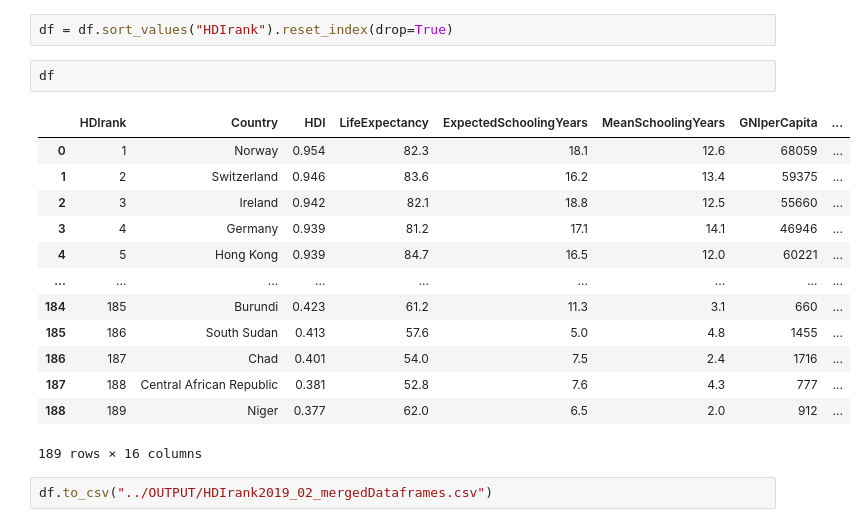
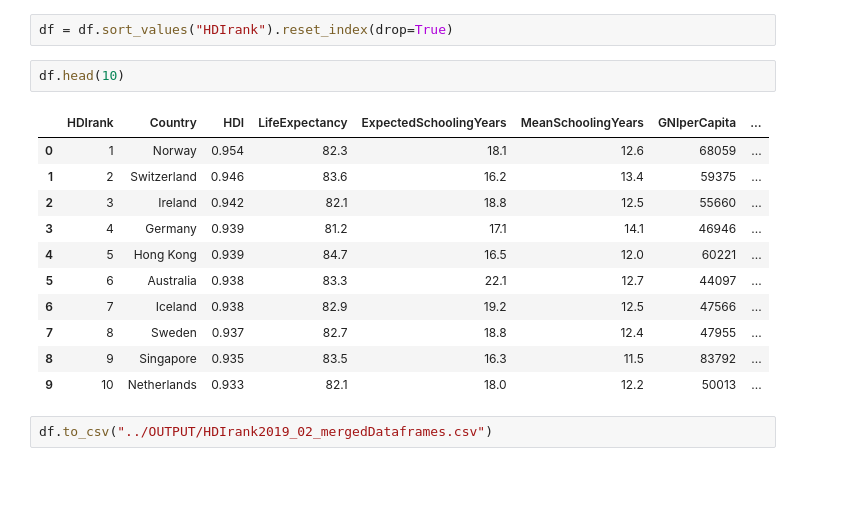
Before and after one commit to MdeMaic/WebScrapingAPI_Project, a Jupyter notebook: SRC/MergeDataFrames.ipynb, the cells around one changed output. Drawn from its saved outputs; the diff is of its cells as text; blank space fills up the shorter version.

```diff
--- a/SRC/MergeDataFrames.ipynb
+++ b/SRC/MergeDataFrames.ipynb
@@ -144,21 +144,19 @@ df.groupby(['Category']).agg({'region':'value_counts'
 # %%
 df = df.sort_values("HDIrank").reset_index(drop=True)
 # %%
-df
+df.head(10)
 # %% [output]
 |  | HDIrank | Country | HDI | LifeExpectancy | ExpectedSchoolingYears | MeanSchoolingYears | GNIperCapita | ... |
 | 0 | 1 | Norway | 0.954 | 82.3 | 18.1 | 12.6 | 68059 | ... |
 | 1 | 2 | Switzerland | 0.946 | 83.6 | 16.2 | 13.4 | 59375 | ... |
 | 2 | 3 | Ireland | 0.942 | 82.1 | 18.8 | 12.5 | 55660 | ... |
 | 3 | 4 | Germany | 0.939 | 81.2 | 17.1 | 14.1 | 46946 | ... |
 | 4 | 5 | Hong Kong | 0.939 | 84.7 | 16.5 | 12.0 | 60221 | ... |
-| ... | ... | ... | ... | ... | ... | ... | ... | ... |
-| 184 | 185 | Burundi | 0.423 | 61.2 | 11.3 | 3.1 | 660 | ... |
-| 185 | 186 | South Sudan | 0.413 | 57.6 | 5.0 | 4.8 | 1455 | ... |
-| 186 | 187 | Chad | 0.401 | 54.0 | 7.5 | 2.4 | 1716 | ... |
-| 187 | 188 | Central African Republic | 0.381 | 52.8 | 7.6 | 4.3 | 777 | ... |
-| 188 | 189 | Niger | 0.377 | 62.0 | 6.5 | 2.0 | 912 | ... |
+| 5 | 6 | Australia | 0.938 | 83.3 | 22.1 | 12.7 | 44097 | ... |
+| 6 | 7 | Iceland | 0.938 | 82.9 | 19.2 | 12.5 | 47566 | ... |
+| 7 | 8 | Sweden | 0.937 | 82.7 | 18.8 | 12.4 | 47955 | ... |
+| 8 | 9 | Singapore | 0.935 | 83.5 | 16.3 | 11.5 | 83792 | ... |
+| 9 | 10 | Netherlands | 0.933 | 82.1 | 18.0 | 12.2 | 50013 | ... |
-189 rows × 16 columns
 # %%
 df.to_csv("../OUTPUT/HDIrank2019_02_mergedDataframes.csv")
 # %%
```
Also changed, not shown: parts of 15 cells of this notebook, 12 other files.
